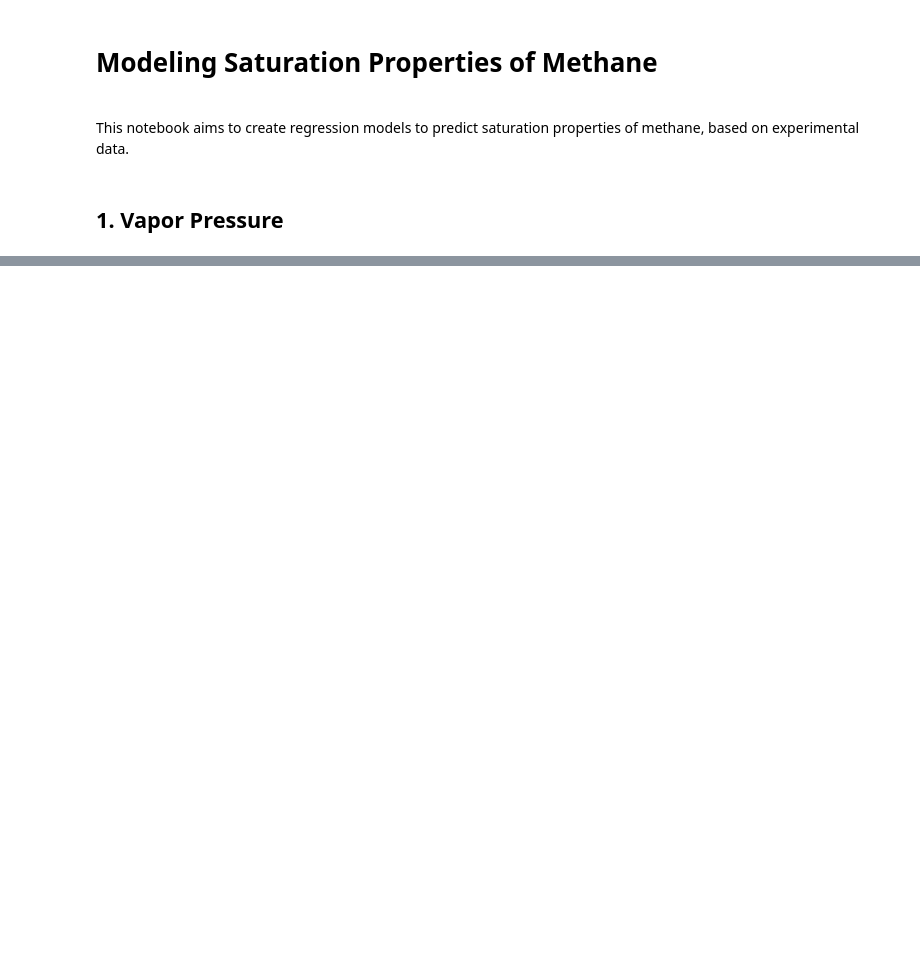
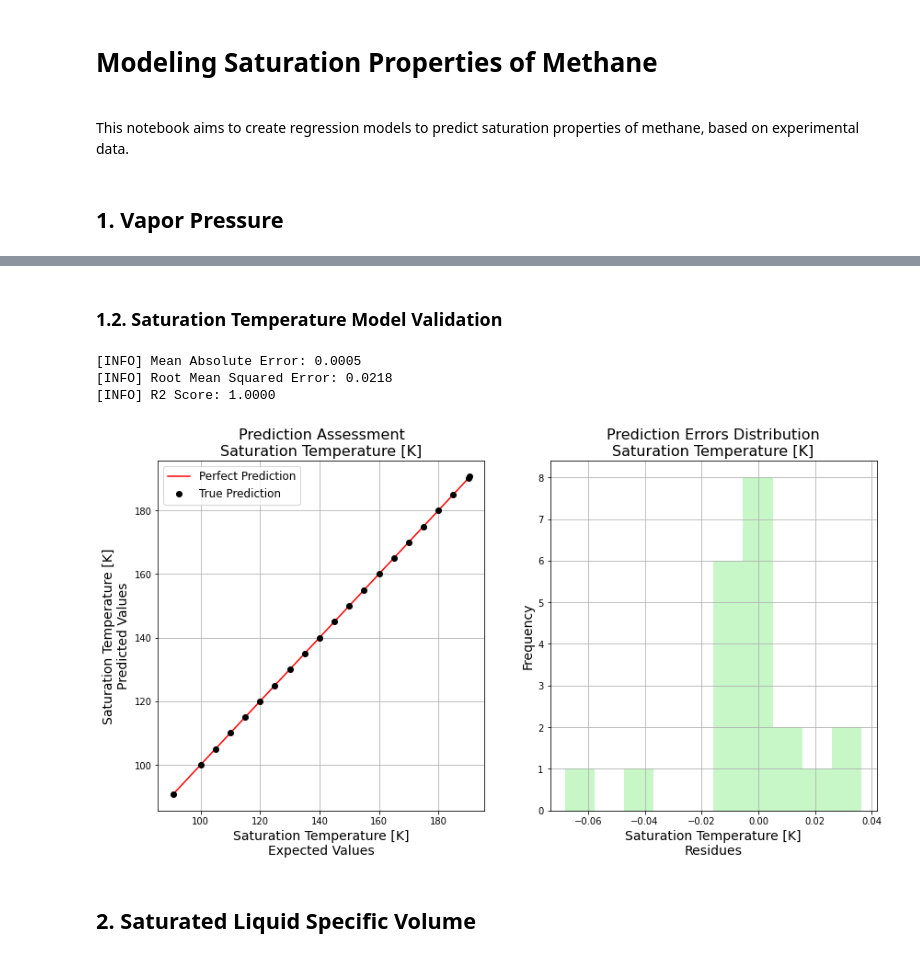
Before and after one commit to IAugustoMZ/feq1002_finalwork, a Jupyter notebook: analysis/modeling_saturation_prop_methane.ipynb, the cells around one changed output, grey strips where cells are left out. Saved outputs shown, nothing was run; the diff lists cells and outputs as text; code cells hidden in the pictures; blank space fills up the shorter version.

```diff
--- a/analysis/modeling_saturation_prop_methane.ipynb
+++ b/analysis/modeling_saturation_prop_methane.ipynb
@@ -51,0 +56,11 @@ fp.sat_temperature(FLUID_CODE, 0.03437421982919397)
+# %% [markdown]
+### 1.2. Saturation Temperature Model Validation
+# %%
+validation.sat_temperature(data, FLUID_CODE)
+# %% [output]
+[INFO] Mean Absolute Error: 0.0005
+[INFO] Root Mean Squared Error: 0.0218
+[INFO] R2 Score: 1.0000
+[figure, added]
+# %% [markdown]
+## 2. Saturated Liquid Specific Volume
```
Also changed, not shown: parts of 11 cells of this notebook, 4 other files.
